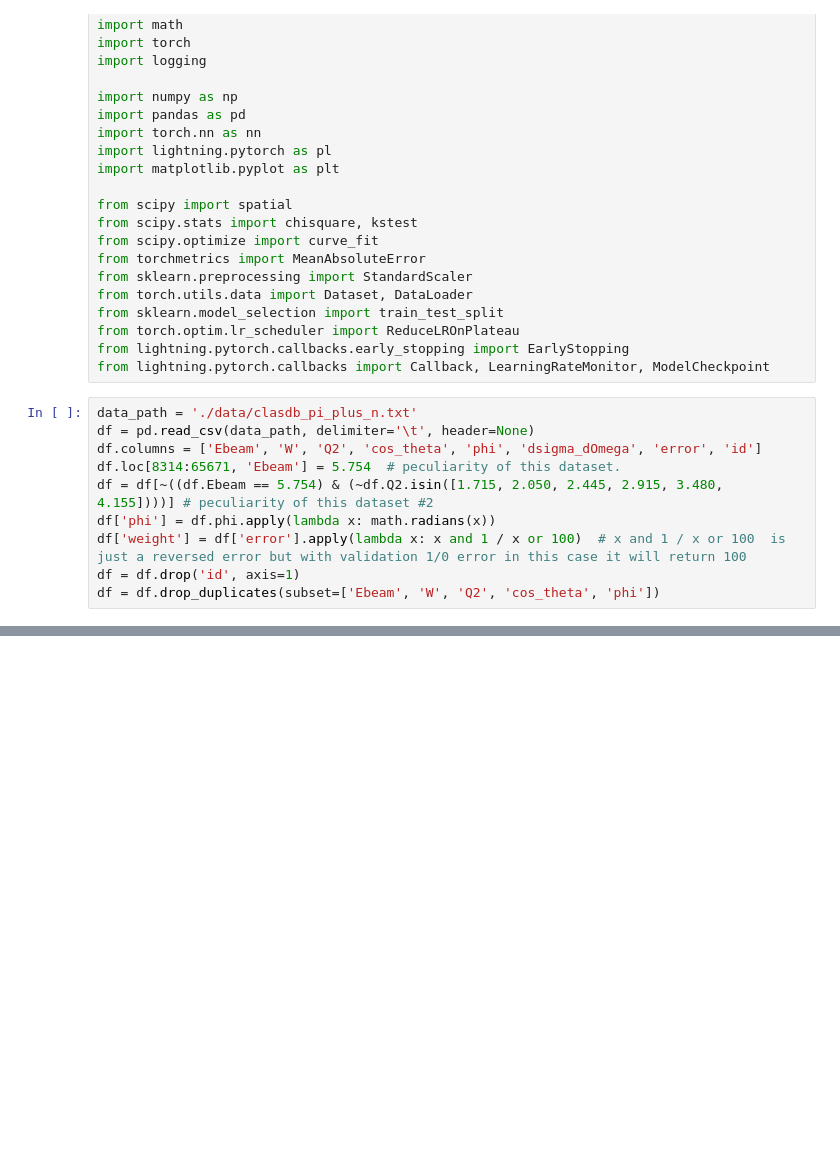
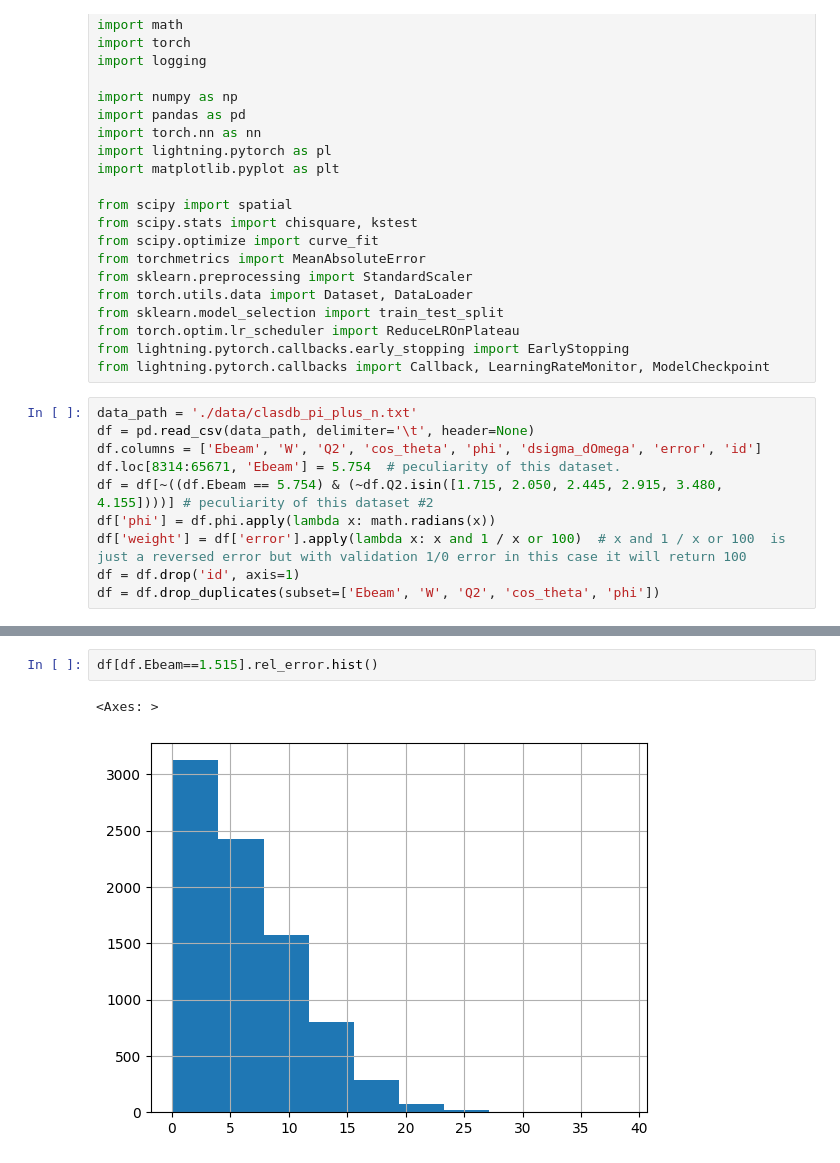
Before and after one commit to a-golda/MSU_interpol, a Jupyter notebook: SFCS.ipynb, the cells around one changed output, grey strips where cells are left out. Drawn from its saved outputs; the diff is of its cells as text; blank space fills up the shorter version.

```diff
--- a/SFCS.ipynb
+++ b/SFCS.ipynb
@@ -81,0 +81,5 @@ from torchmetrics import MeanAbsoluteError, MeanSquaredError, RootMeanSquaredErr
+# %%
+df[df.Ebeam==1.515].rel_error.hist()
+# %% [output]
+<Axes: >
+[figure, added]
```
Also changed, not shown: parts of 11 cells of this notebook, 2 other files.
